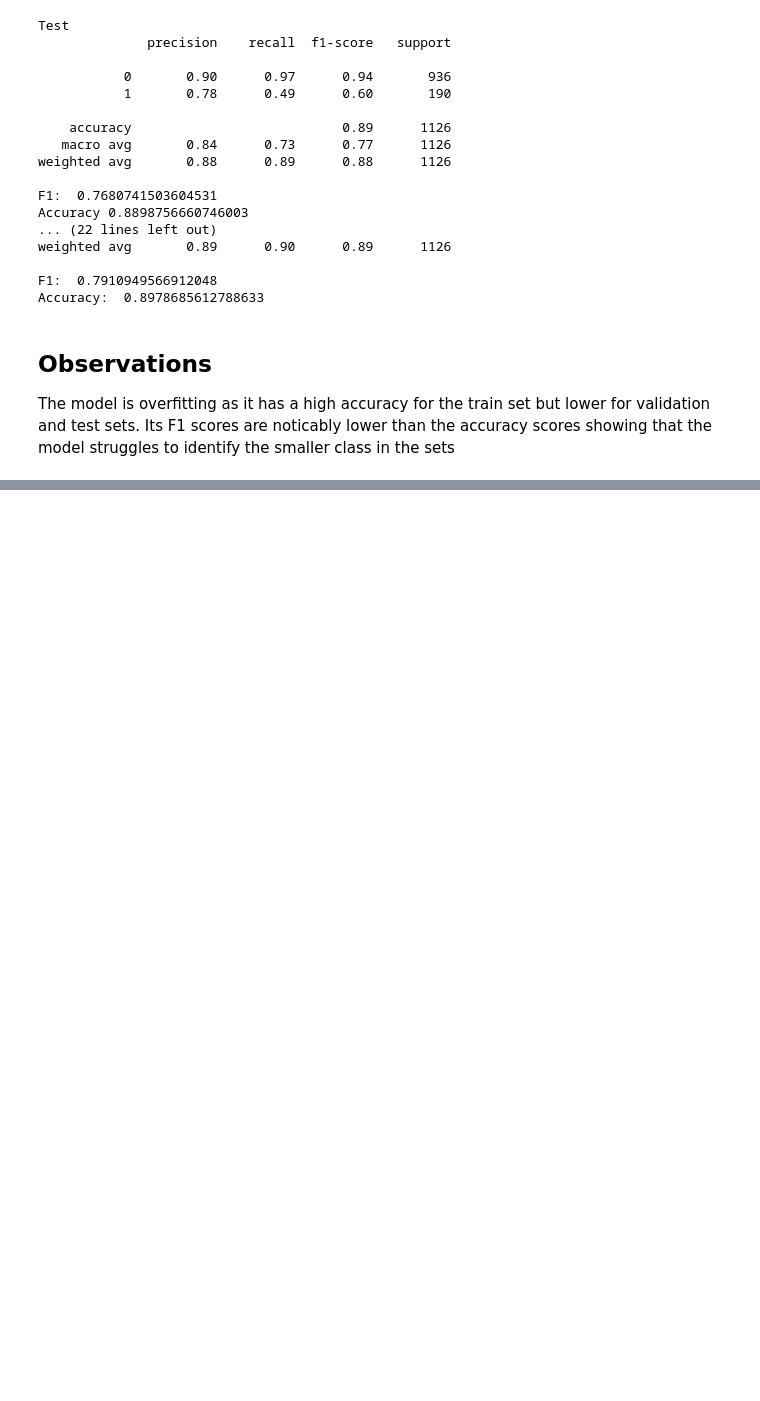
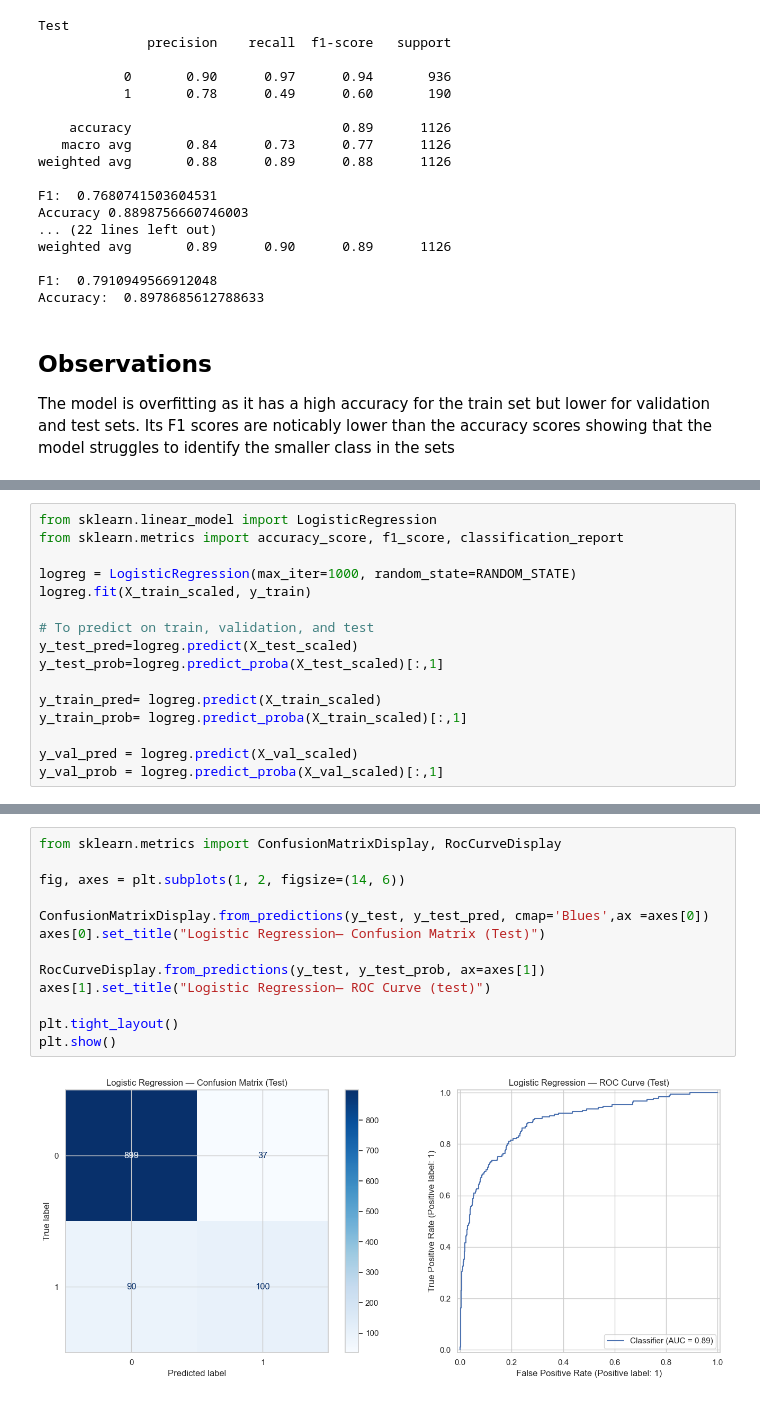
Before and after one commit to Akurang/AI_group5_project, a Jupyter notebook: final_project.ipynb, the cells around one changed output, grey strips where cells are left out. Drawn from its saved outputs; the diff is of its cells as text; blank space fills up the shorter version.

Commit message:
Logistic Regression model

```diff
--- a/final_project.ipynb
+++ b/final_project.ipynb
@@ -804,0 +818,16 @@ Its F1 scores are noticably lower than the accuracy scores showing that the mode
+# %%
+from sklearn.linear_model import LogisticRegression
+from sklearn.metrics import accuracy_score, f1_score, classification_report
+
+logreg = LogisticRegression(max_iter=1000, random_state=RANDOM_STATE)
+logreg.fit(X_train_scaled, y_train)
+
+# To predict on train, validation, and test
+y_test_pred=logreg.predict(X_test_scaled)
+y_test_prob=logreg.predict_proba(X_test_scaled)[:,1]
+
+y_train_pred= logreg.predict(X_train_scaled)
+y_train_prob= logreg.predict_proba(X_train_scaled)[:,1]
+
+y_val_pred = logreg.predict(X_val_scaled)
+y_val_prob = logreg.predict_proba(X_val_scaled)[:,1]
@@ -804,0 +886,15 @@ Its F1 scores are noticably lower than the accuracy scores showing that the mode
+# %%
+from sklearn.metrics import ConfusionMatrixDisplay, RocCurveDisplay
+
+fig, axes = plt.subplots(1, 2, figsize=(14, 6))
+
+ConfusionMatrixDisplay.from_predictions(y_test, y_test_pred, cmap='Blues',ax =axes[0])
+axes[0].set_title("Logistic Regression— Confusion Matrix (Test)")
+
+RocCurveDisplay.from_predictions(y_test, y_test_prob, ax=axes[1])
+axes[1].set_title("Logistic Regression— ROC Curve (test)")
+
+plt.tight_layout()
+plt.show()
+# %% [output]
+[figure, added]
```
Also changed, not shown: parts of 9 cells of this notebook.
